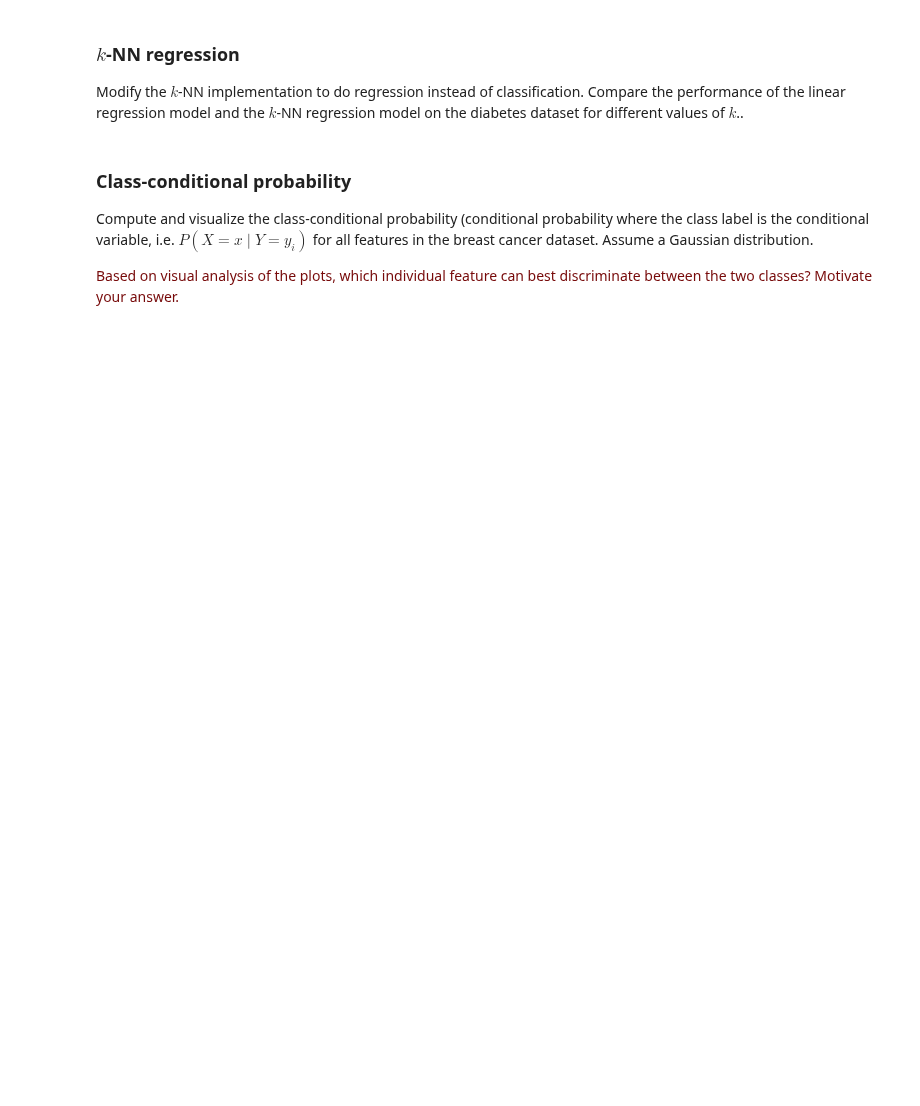
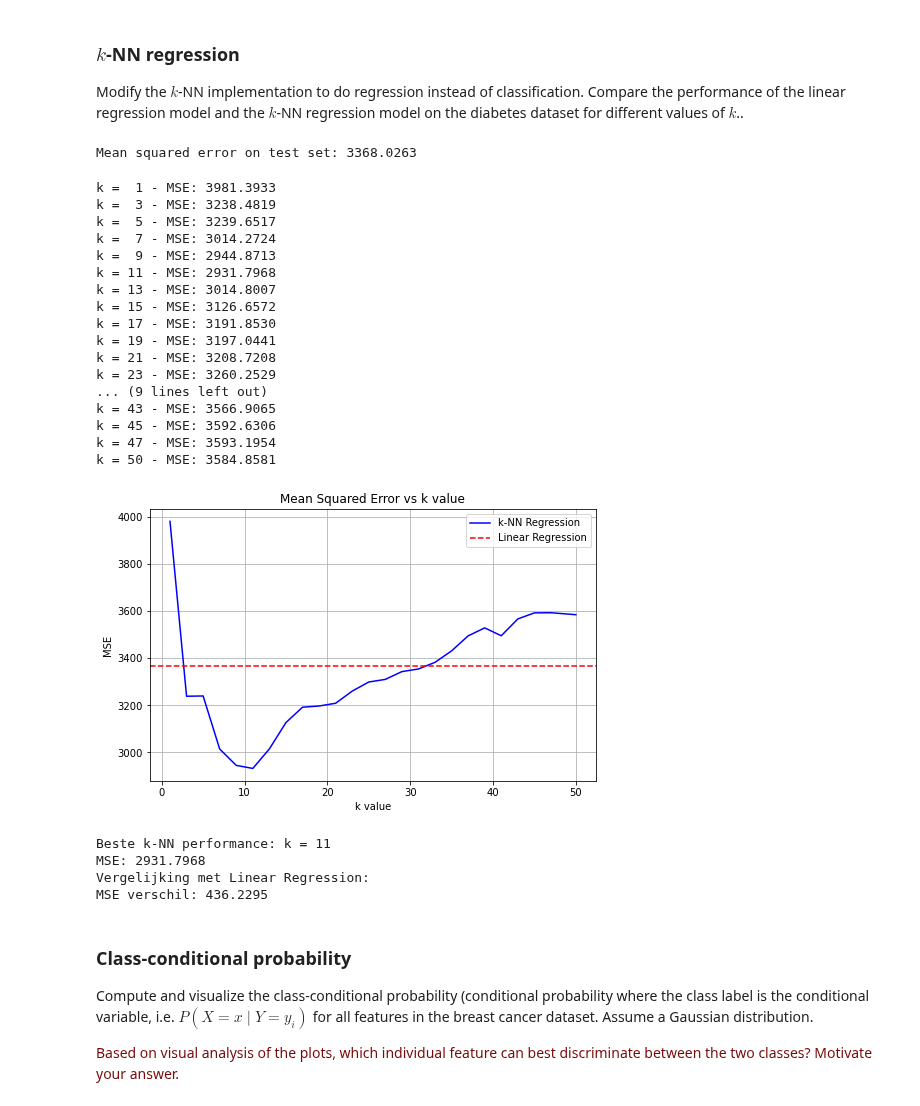
Before and after one commit to lucazini03/ml-for-medical-imaging, a Jupyter notebook: week_1.ipynb, the cells around one changed output. Cells and saved outputs as stored; diff of their text form; code cells hidden in the pictures; blank space fills up the shorter version.

```diff
--- a/week_1.ipynb
+++ b/week_1.ipynb
@@ -182,3 +301,81 @@ Modify the $k$-NN implementation to do regression instead of classification. Com
+# %%
+# create correct format
+ones = np.ones((X_test.shape[0], 1))
+X_test = np.concatenate((ones, X_test), axis=1)
+
+# Predict using the learned parameters
+beta = lsq(X_train, y_train) # weights
+y_pred = X_test @ beta
+
+# Calculate the mean squared error
+mse_lin = np.mean((y_pred.reshape(-1, 1) - y_test.reshape(-1, 1)) ** 2)
+print(f"Mean squared error on test set: {mse_lin:.4f}")
+# %% [output]
+Mean squared error on test set: 3368.0263
+# %%
+# test k-NN regression for different k values (alleen MSE)
+n_k = 50  # max number of k to test
+k_list = np.linspace(1, n_k, int(np.floor(n_k/2)), dtype=int)  # 1 to n_k in steps of 2
+mse_list = []
+
+# split data into training and test sets (80/20)
+np.random.seed(42)
+indices = np.random.permutation(len(X_data))
+split_idx = int(0.8 * len(X_data))
+
+X_train = X_data[indices[:split_idx]]
+X_test = X_data[indices[split_idx:]]
+y_train = y_data[indices[:split_idx]]
+y_test = y_data[indices[split_idx:]]
+
+for k in k_list:
+    y_pred_knn = knn_regression(X_train, y_train, X_test, k)
+    mse = np.mean((y_pred_knn.reshape(-1, 1) - y_test.reshape(-1, 1)) ** 2)
+    mse_list.append(mse)
+    print(f"k = {k:2d} - MSE: {mse:.4f}")
+
+# visualisation, plot MSE against k value
+fig, ax = plt.subplots(figsize=(8, 5))
+ax.grid()
+ax.plot(k_list, mse_list, 'b-', label='k-NN Regression')
+ax.axhline(y=mse_lin, color='r', linestyle='--', label='Linear Regression')
+ax.set_xlabel("k value")
+ax.set_ylabel("MSE")
+ax.set_title("Mean Squared Error vs k value")
+ax.legend()
+plt.show()
+
+# show best k value and comparison with linear regression
+best_k_idx = np.argmin(mse_list)
+best_k = k_list[best_k_idx]
+best_mse = mse_list[best_k_idx]
+print(f"\nBeste k-NN performance: k = {best_k}")
+print(f"MSE: {best_mse:.4f}")
+print(f"Vergelijking met Linear Regression:")
+print(f"MSE verschil: {mse_lin - best_mse:.4f}")
+# %% [output]
+k =  1 - MSE: 3981.3933
+k =  3 - MSE: 3238.4819
+k =  5 - MSE: 3239.6517
+k =  7 - MSE: 3014.2724
+k =  9 - MSE: 2944.8713
+k = 11 - MSE: 2931.7968
+k = 13 - MSE: 3014.8007
+k = 15 - MSE: 3126.6572
+k = 17 - MSE: 3191.8530
+k = 19 - MSE: 3197.0441
+k = 21 - MSE: 3208.7208
+k = 23 - MSE: 3260.2529
+... (9 lines left out)
+k = 43 - MSE: 3566.9065
+k = 45 - MSE: 3592.6306
+k = 47 - MSE: 3593.1954
+k = 50 - MSE: 3584.8581
+[figure, added]
+Beste k-NN performance: k = 11
+MSE: 2931.7968
+Vergelijking met Linear Regression:
+MSE verschil: 436.2295
 # %% [markdown]
 ### Class-conditional probability
 
```
Also changed, not shown: parts of 10 cells of this notebook.
